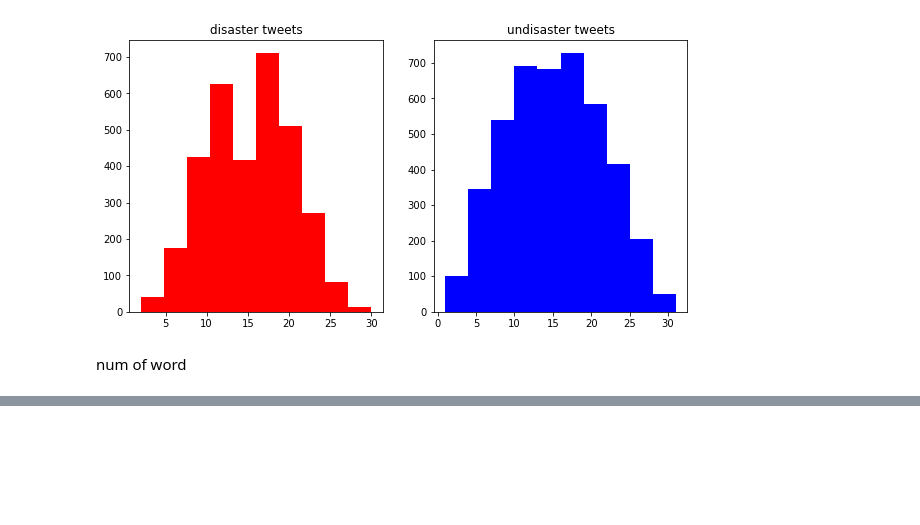
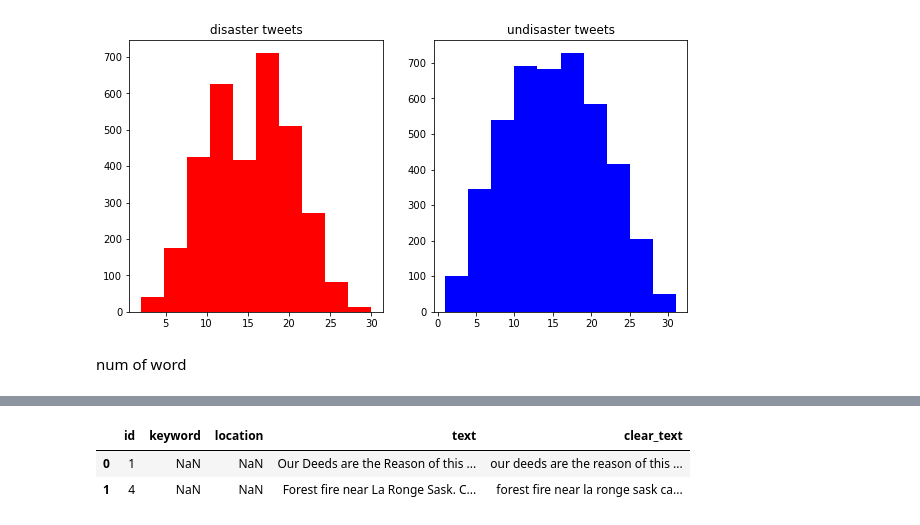
Before and after one commit to newdm2000/Kaggle_Competition, a Jupyter notebook: NLP with Disaster Tweets/code.ipynb, the cells around one changed output, grey strips where cells are left out. Drawn from its saved outputs; the diff is of its cells as text; code cells hidden in the pictures; blank space fills up the shorter version.

```diff
--- a/NLP with Disaster Tweets/code.ipynb
+++ b/NLP with Disaster Tweets/code.ipynb
@@ -96,0 +109,15 @@ num of word
+# %%
+text_list=list(train_x['text'])
+
+clear_text_list = []
+
+for i in tqdm(range(len(text_list))):
+    clear_text = re.sub('[-=+,#/\?:^$.@*\"※~&%ㆍ!』\\‘|\(\)\[\]\<\>`\'…》]', '', text_list[i])
+    clear_text_list.append(clear_text.lower())
+
+train_x['clear_text'] = clear_text_list
+train_x.head(2)
+# %% [output]
+|  | id | keyword | location | text | clear_text |
+| 0 | 1 | NaN | NaN | Our Deeds are the Reason of this ... | our deeds are the reason of this ... |
+| 1 | 4 | NaN | NaN | Forest fire near La Ronge Sask. C... | forest fire near la ronge sask ca... |
```
Also changed, not shown: parts of 4 cells of this notebook.
